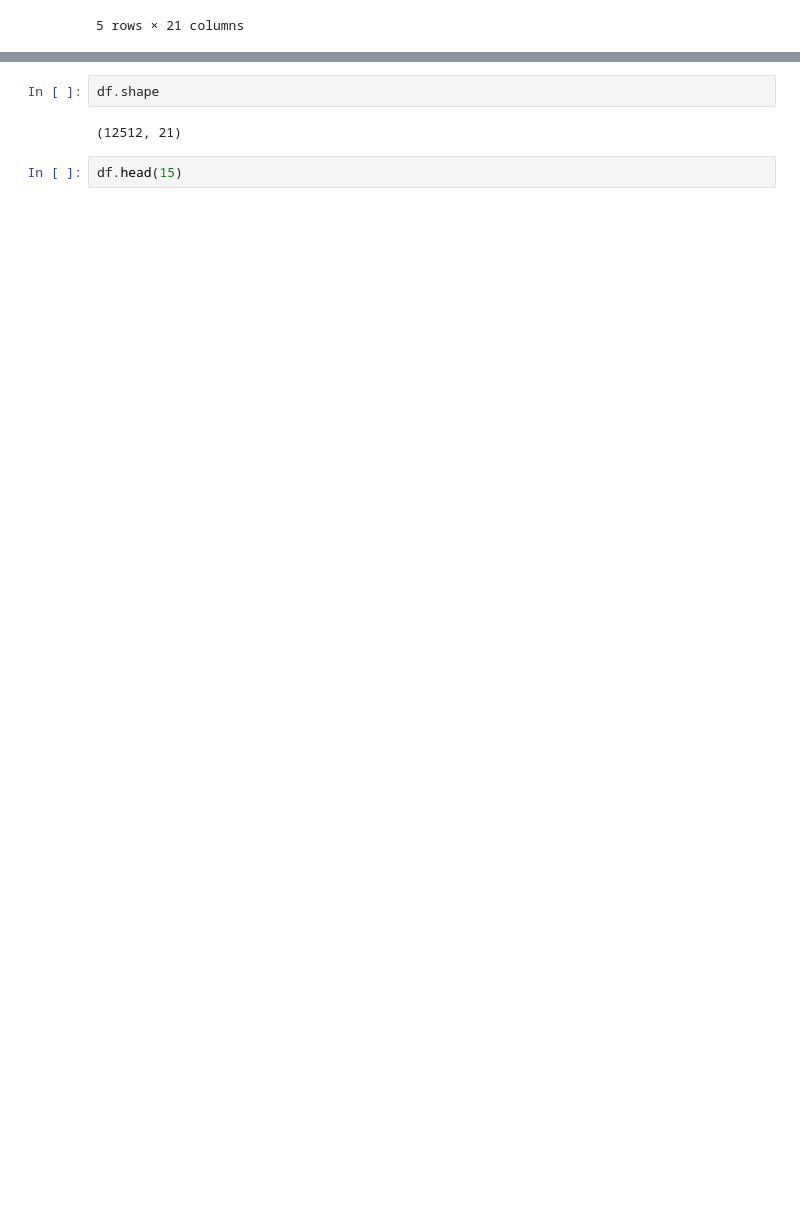
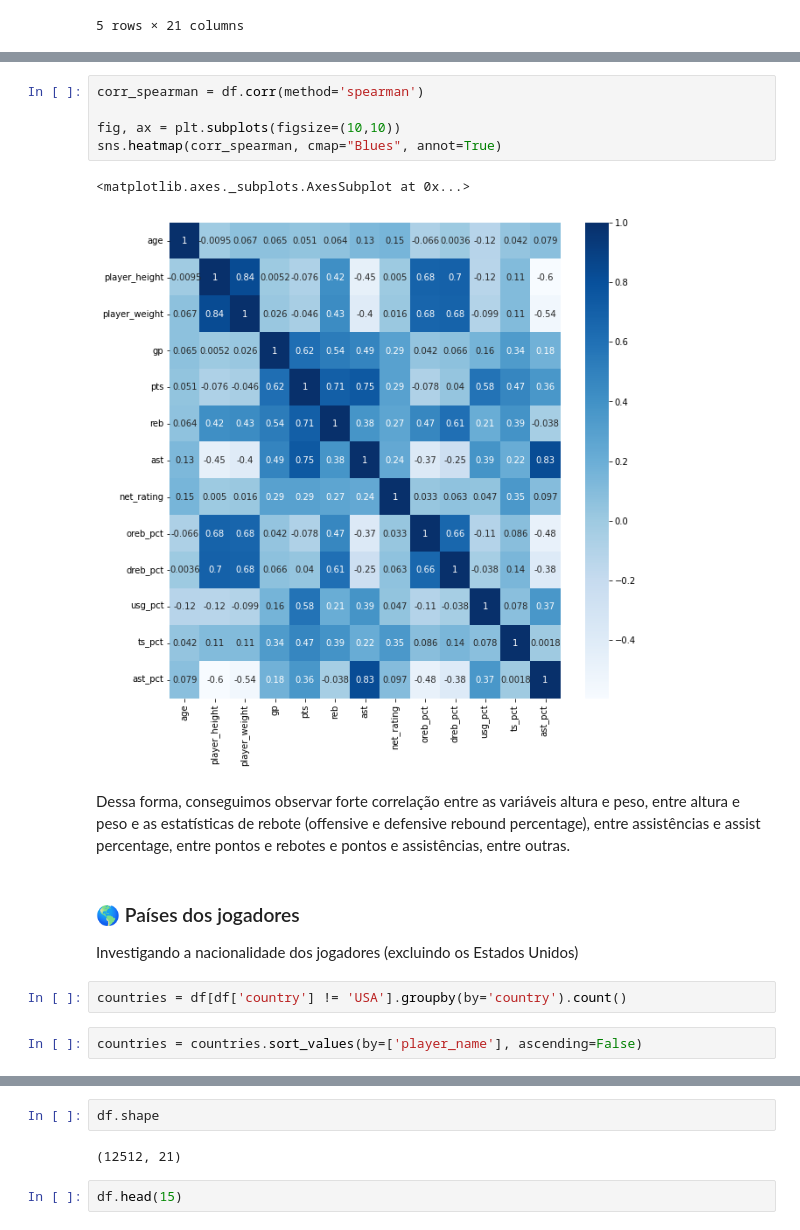
Before and after one commit to tta13/NBA-data-analysis, a Jupyter notebook: code.ipynb, the cells around one changed output, grey strips where cells are left out. Saved outputs shown, nothing was run; the diff lists cells and outputs as text; blank space fills up the shorter version.

```diff
--- a/code.ipynb
+++ b/code.ipynb
@@ -529,0 +562,17 @@ df.tail()
+# %%
+corr_spearman = df.corr(method='spearman')
+
+fig, ax = plt.subplots(figsize=(10,10))
+sns.heatmap(corr_spearman, cmap="Blues", annot=True)
+# %% [output]
+<matplotlib.axes._subplots.AxesSubplot at 0x...>
+[figure, added]
+# %% [markdown]
+Dessa forma, conseguimos observar forte correlação entre as variáveis altura e peso, entre altura e peso e as estatísticas de rebote (offensive e defensive rebound percentage), entre assistências e assist percentage, entre pontos e rebotes e pontos e assistências, entre outras.
+# %% [markdown]
+### 🌎 Países dos jogadores
+Investigando a nacionalidade dos jogadores (excluindo os Estados Unidos)
+# %%
+countries = df[df['country'] != 'USA'].groupby(by='country').count()
+# %%
+countries = countries.sort_values(by=['player_name'], ascending=False)
```
Also changed, not shown: parts of 22 cells of this notebook.
